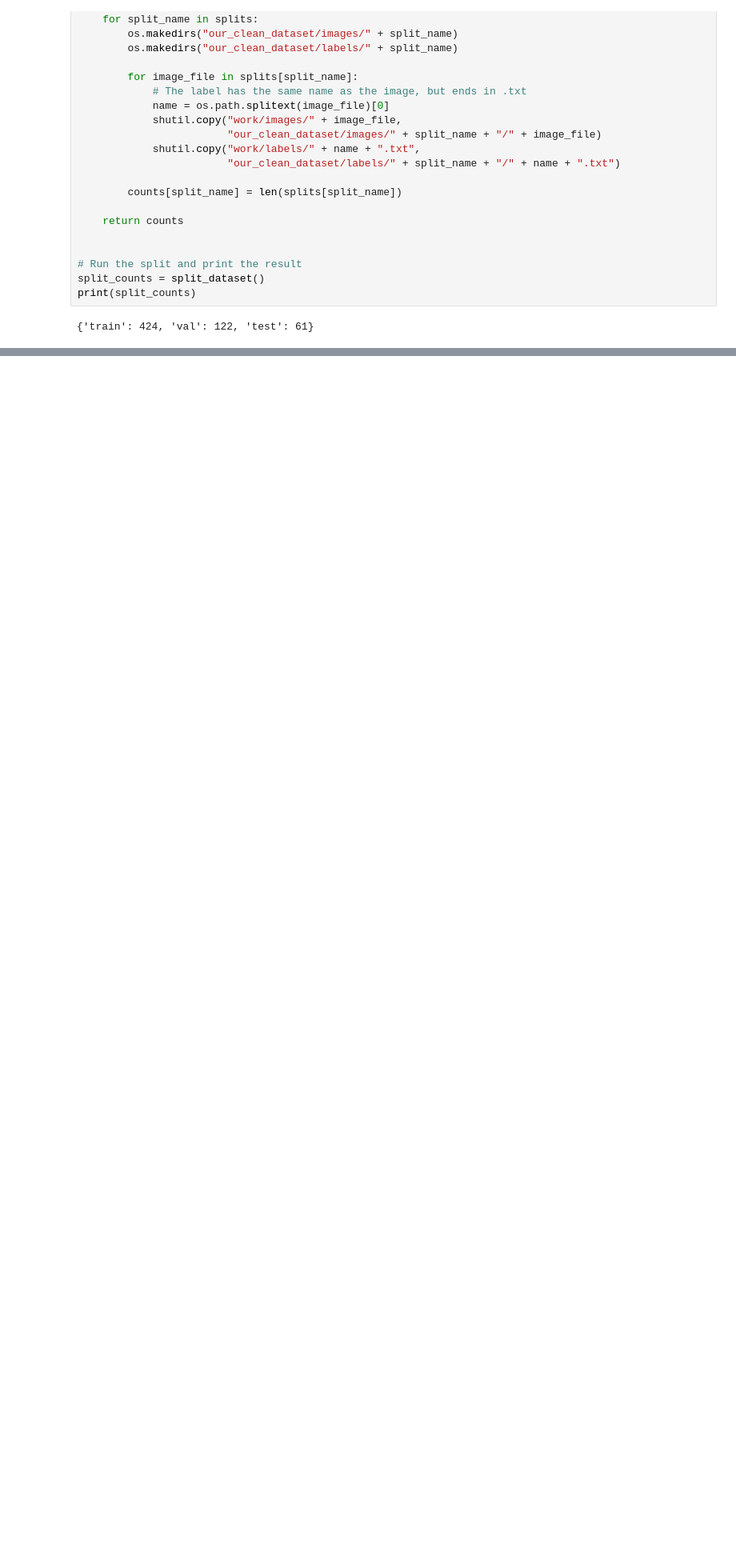
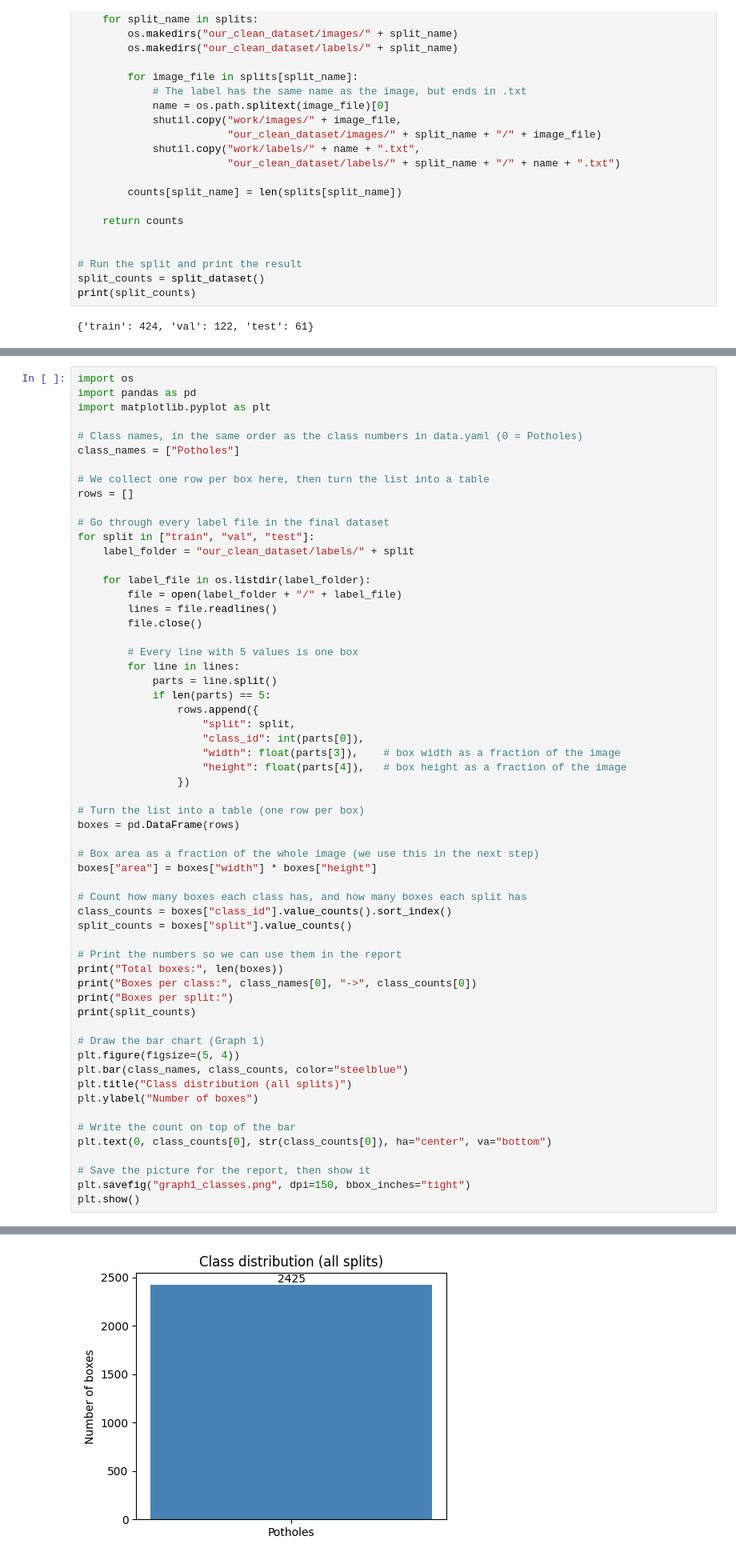
Before and after one commit to iam-ramshakhalid/Pothole-Detection, a Jupyter notebook: F26-1.ipynb, the cells around one changed output, grey strips where cells are left out. Shown at 80% size. Saved outputs shown, nothing was run; the diff lists cells and outputs as text; blank space fills up the shorter version.

Commit message:
Added steps 10 to 15 (EDA, summary, Drive backup)

```diff
--- a/F26-1.ipynb
+++ b/F26-1.ipynb
@@ -451,0 +485,60 @@ print(split_counts)
+# %%
+import os
+import pandas as pd
+import matplotlib.pyplot as plt
+
+# Class names, in the same order as the class numbers in data.yaml (0 = Potholes)
+class_names = ["Potholes"]
+
+# We collect one row per box here, then turn the list into a table
+rows = []
+
+# Go through every label file in the final dataset
+for split in ["train", "val", "test"]:
+    label_folder = "our_clean_dataset/labels/" + split
+
+    for label_file in os.listdir(label_folder):
+        file = open(label_folder + "/" + label_file)
+        lines = file.readlines()
+        file.close()
+
+        # Every line with 5 values is one box
+        for line in lines:
+            parts = line.split()
+            if len(parts) == 5:
+                rows.append({
+                    "split": split,
+                    "class_id": int(parts[0]),
+                    "width": float(parts[3]),    # box width as a fraction of the image
+                    "height": float(parts[4]),   # box height as a fraction of the image
+                })
+
+# Turn the list into a table (one row per box)
+boxes = pd.DataFrame(rows)
+
+# Box area as a fraction of the whole image (we use this in the next step)
+boxes["area"] = boxes["width"] * boxes["height"]
+
+# Count how many boxes each class has, and how many boxes each split has
+class_counts = boxes["class_id"].value_counts().sort_index()
+split_counts = boxes["split"].value_counts()
+
+# Print the numbers so we can use them in the report
+print("Total boxes:", len(boxes))
+print("Boxes per class:", class_names[0], "->", class_counts[0])
+print("Boxes per split:")
+print(split_counts)
+
+# Draw the bar chart (Graph 1)
+plt.figure(figsize=(5, 4))
+plt.bar(class_names, class_counts, color="steelblue")
+plt.title("Class distribution (all splits)")
+plt.ylabel("Number of boxes")
+
+# Write the count on top of the bar
+plt.text(0, class_counts[0], str(class_counts[0]), ha="center", va="bottom")
+
+# Save the picture for the report, then show it
+plt.savefig("graph1_classes.png", dpi=150, bbox_inches="tight")
+plt.show()
+# %% [output]
@@ -451,0 +553 @@ print(split_counts)
+[figure, added]
```
Also changed, not shown: parts of 7 cells of this notebook.
